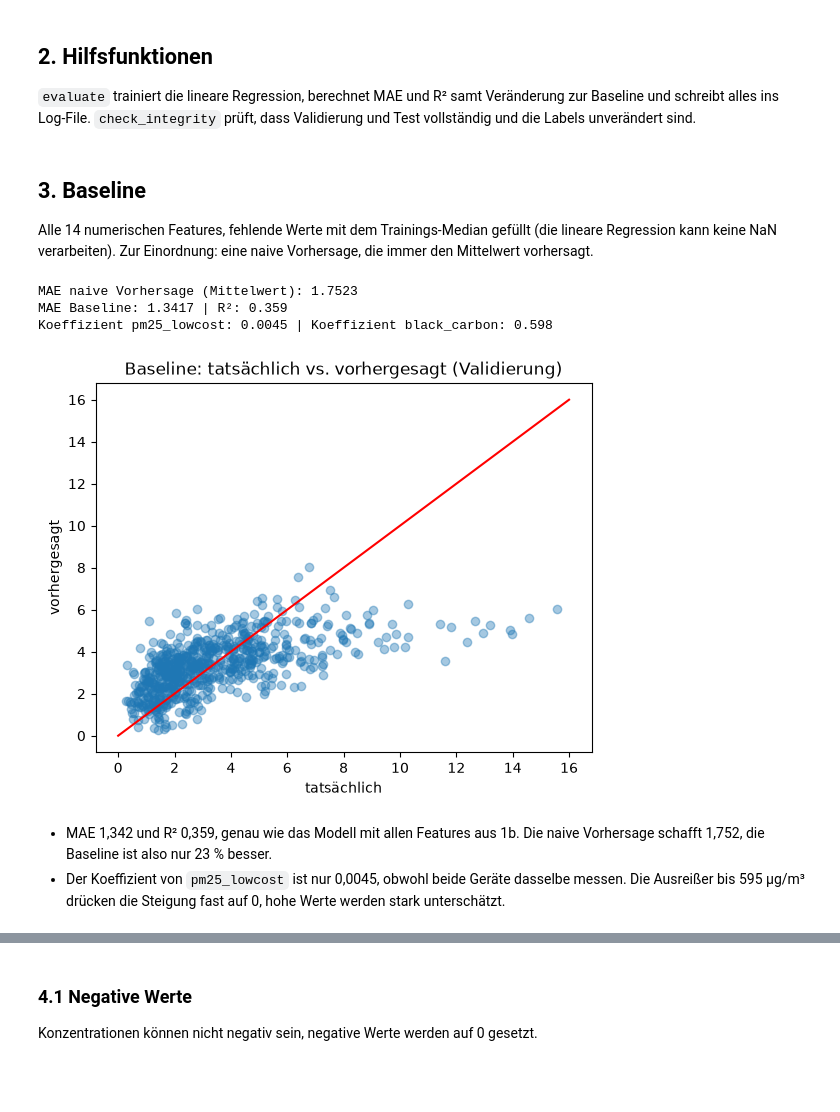
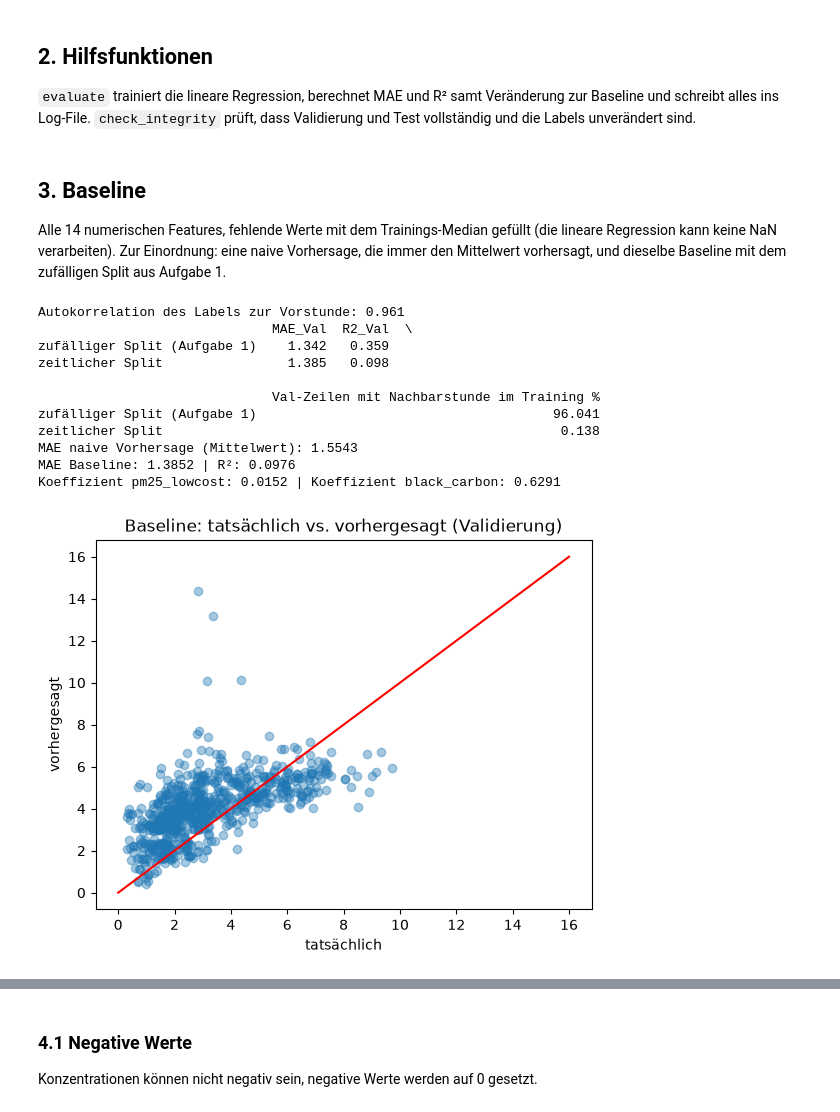
Before and after one commit to kevinvuong04/data-science-26-27, a Jupyter notebook: src/Notebooks/Aufgabe_2_Data_Preparation.ipynb, the cells around one changed output, grey strips where cells are left out. Cells and saved outputs as stored; diff of their text form; code cells hidden in the pictures; blank space fills up the shorter version.

Commit message:
Aufgabe 2: zeitlicher Split, Ausreißer mit P5/P95, Drift-Analyse
Co-Authored-By: Claude Opus 5.5 <noreply@anthropic.com>

```diff
--- a/src/Notebooks/Aufgabe_2_Data_Preparation.ipynb
+++ b/src/Notebooks/Aufgabe_2_Data_Preparation.ipynb
@@ -34,0 +21,17 @@ Training: 2727 | Validierung: 682 | Test: 1464 | Testzeilen ohne Label: 45
+# %%
+DATA_DIR = "../Data/"
+LABEL = "pm25_target"
+LOG_FILE = DATA_DIR + "task2_log.txt"
+
+df = pd.read_csv(DATA_DIR + "pm25_train.csv")
+test = pd.read_csv(DATA_DIR + "pm25_test.csv")
+
+# zeitlicher Split: die ersten 80 % Training, die letzten 20 % Validierung
+df = df.sort_values("timestamp").reset_index(drop=True)
+split_index = int(len(df) * 0.8)
+train = df.iloc[:split_index].dropna(subset=[LABEL]).copy()
+valid = df.iloc[split_index:].copy()
+
+print("Trainingszeilen ohne Label entfernt:", df.iloc[:split_index][LABEL].isnull().sum())
+for name, data in [("Training", train), ("Validierung", valid), ("Test", test)]:
+    print(name + ":", data["timestamp"].min(), "bis", data["timestamp"].max(), "|", len(data), "Zeilen, ohne Label:", data[LABEL].isnull().sum())
@@ -77,15 +85,16 @@ def evaluate(name, art, beschreibung, train_df, val_df):
     median = train_df[features].median()
     X_train = train_df[features].fillna(median)
     X_val = val_df[features].fillna(median)
+    has_label = val_df[LABEL].notnull()      # bewertet werden nur Zeilen mit Label, wie im Test
 
     reg = linear_model.LinearRegression()
     reg.fit(X_train, train_df[LABEL])
 
     row = {"Modell": name, "Art": art, "Features": len(features),
            "MAE_Train": mean_absolute_error(train_df[LABEL], reg.predict(X_train)),
-           "MAE_Val": mean_absolute_error(val_df[LABEL], reg.predict(X_val)),
+           "MAE_Val": mean_absolute_error(val_df[LABEL][has_label], reg.predict(X_val[has_label])),
            "R2_Train": reg.score(X_train, train_df[LABEL]),
-           "R2_Val": reg.score(X_val, val_df[LABEL])}
+           "R2_Val": reg.score(X_val[has_label], val_df[LABEL][has_label])}
     base_mae = BASELINE["MAE_Val"] if BASELINE else row["MAE_Val"]
     base_r2 = BASELINE["R2_Val"] if BASELINE else row["R2_Val"]
     row["dMAE_abs"] = row["MAE_Val"] - base_mae
@@ -101,8 +110,8 @@ def evaluate(name, art, beschreibung, train_df, val_df):
 
 
 def improves(row):
-    # Regel: MAE auf der Validierung sinkt und R² wird nicht schlechter
-    return row["MAE_Val"] < current["MAE_Val"] and row["R2_Val"] >= current["R2_Val"]
+    # Regel: MAE auf der Validierung sinkt
+    return row["MAE_Val"] < current["MAE_Val"]
 
 
 def adopt(row, decision, reason):
@@ -116,32 +125,51 @@ def show(rows):
     return pd.DataFrame(rows)[cols].round(4)
 # %% [markdown]
 ## 3. Baseline
-Alle 14 numerischen Features, fehlende Werte mit dem Trainings-Median gefüllt (die lineare Regression kann keine NaN verarbeiten). Zur Einordnung: eine naive Vorhersage, die immer den Mittelwert vorhersagt.
+Alle 14 numerischen Features, fehlende Werte mit dem Trainings-Median gefüllt (die lineare Regression kann keine NaN verarbeiten). Zur Einordnung: eine naive Vorhersage, die immer den Mittelwert vorhersagt, und dieselbe Baseline mit dem zufälligen Split aus Aufgabe 1.
 # %%
 baseline = evaluate("Baseline", "Baseline", "Originaldaten, 14 numerische Features, NaN mit Trainings-Median", train, valid)
 BASELINE = baseline
+
+# Vergleich mit dem zufälligen Split aus Aufgabe 1
+labeled = df.dropna(subset=[LABEL])
+train_rand, valid_rand = train_test_split(labeled, test_size=0.20, random_state=42)
+baseline_rand = evaluate("Baseline zufälliger Split", "Vergleich", "wie Baseline, aber zufälliger Split aus Aufgabe 1", train_rand, valid_rand)
+
+# Liegt die Stunde davor oder danach im Training? (eine Zeile = eine Stunde)
+neighbor_rand = (valid_rand.index - 1).isin(train_rand.index) | (valid_rand.index + 1).isin(train_rand.index)
+neighbor_time = (valid.index - 1).isin(train.index) | (valid.index + 1).isin(train.index)
+print("Autokorrelation des Labels zur Vorstunde:", round(df[LABEL].corr(df[LABEL].shift(1)), 3))
+print(pd.DataFrame({"MAE_Val": [baseline_rand["MAE_Val"], baseline["MAE_Val"]],
+                    "R2_Val": [baseline_rand["R2_Val"], baseline["R2_Val"]],
+                    "Val-Zeilen mit Nachbarstunde im Training %": [neighbor_rand.mean() * 100, neighbor_time.mean() * 100]},
+                   index=["zufälliger Split (Aufgabe 1)", "zeitlicher Split"]).round(3))
 
 features = feature_columns(train)
 median = train[features].median()
 reg_baseline = linear_model.LinearRegression()
 reg_baseline.fit(train[features].fillna(median), train[LABEL])
 pred_val_baseline = reg_baseline.predict(valid[features].fillna(median))
 
 print("MAE naive Vorhersage (Mittelwert):", round(mean_absolute_error(valid[LABEL], [train[LABEL].mean()] * len(valid)), 4))
 print("MAE Baseline:", round(baseline["MAE_Val"], 4), "| R²:", round(baseline["R2_Val"], 4))
 print("Koeffizient pm25_lowcost:", round(reg_baseline.coef_[0], 4), "| Koeffizient black_carbon:", round(reg_baseline.coef_[5], 4))
 
 plt.scatter(valid[LABEL], pred_val_baseline, alpha=0.4)
 plt.plot([0, 16], [0, 16], color="red")
 plt.title("Baseline: tatsächlich vs. vorhergesagt (Validierung)")
 plt.xlabel("tatsächlich")
 plt.ylabel("vorhergesagt")
 plt.show()
 # %% [output]
-MAE naive Vorhersage (Mittelwert): 1.7523
-MAE Baseline: 1.3417 | R²: 0.359
-Koeffizient pm25_lowcost: 0.0045 | Koeffizient black_carbon: 0.598
+Autokorrelation des Labels zur Vorstunde: 0.961
+                              MAE_Val  R2_Val  \
+zufälliger Split (Aufgabe 1)    1.342   0.359
+zeitlicher Split                1.385   0.098
+
+                              Val-Zeilen mit Nachbarstunde im Training %
+zufälliger Split (Aufgabe 1)                                      96.041
+zeitlicher Split                                                   0.138
+MAE naive Vorhersage (Mittelwert): 1.5543
+MAE Baseline: 1.3852 | R²: 0.0976
+Koeffizient pm25_lowcost: 0.0152 | Koeffizient black_carbon: 0.6291
-[figure, old version]
+[figure, new version]
-# %% [markdown]
-- MAE 1,342 und R² 0,359, genau wie das Modell mit allen Features aus 1b. Die naive Vorhersage schafft 1,752, die Baseline ist also nur 23 % besser.
-- Der Koeffizient von `pm25_lowcost` ist nur 0,0045, obwohl beide Geräte dasselbe messen. Die Ausreißer bis 595 µg/m³ drücken die Steigung fast auf 0, hohe Werte werden stark unterschätzt.
```
Also changed, not shown: parts of 36 cells of this notebook, 5 other files.
